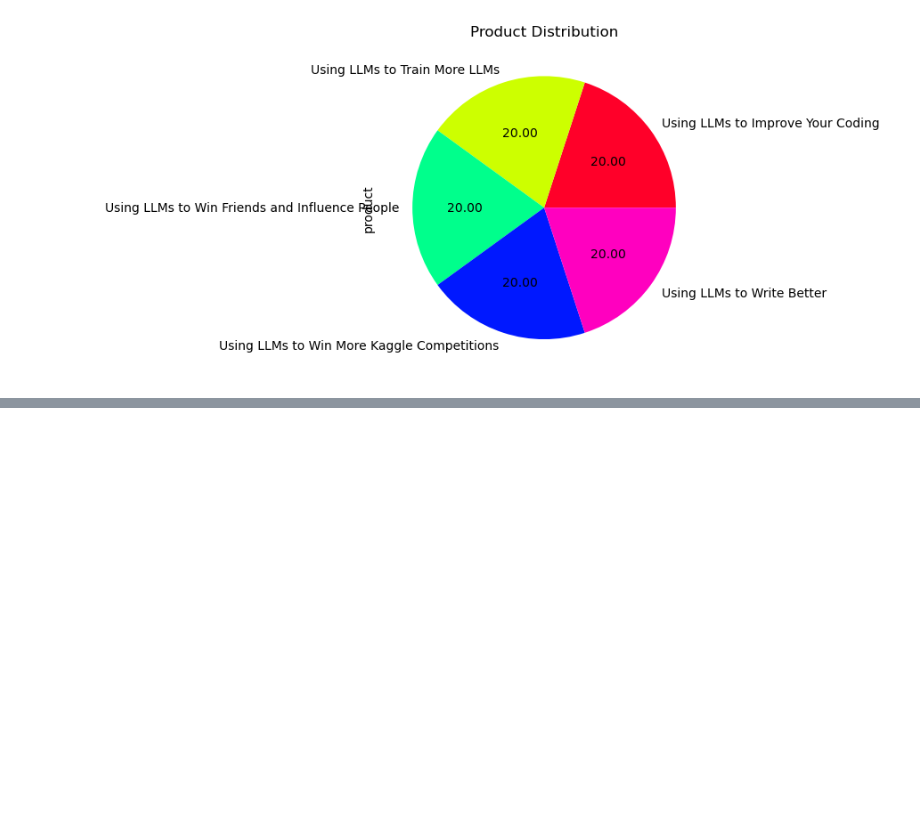
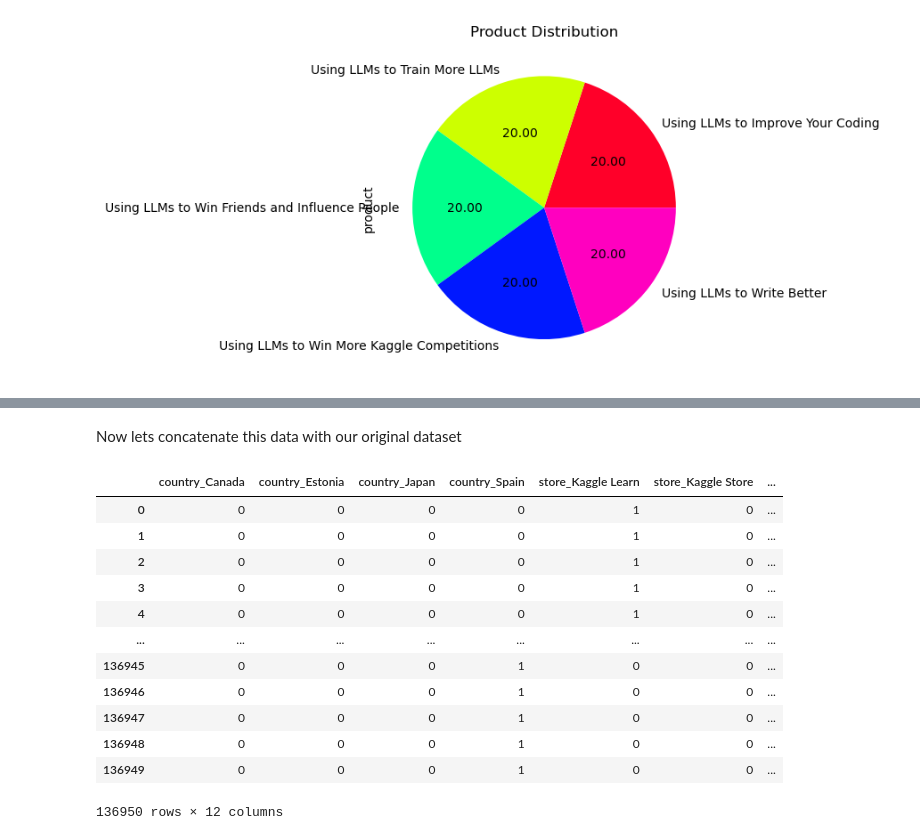
Before and after one commit to AyushSinghal9020/AyushSinghal9020, a Jupyter notebook: understanding-the-competition-s3e19.ipynb, the cells around one changed output, grey strips where cells are left out. Drawn from its saved outputs; the diff is of its cells as text; code cells hidden in the pictures; blank space fills up the shorter version.

```diff
--- a/understanding-the-competition-s3e19.ipynb
+++ b/understanding-the-competition-s3e19.ipynb
@@ -98,0 +129,21 @@ Text(0.5, 1.0, 'Product Distribution')
+# %% [markdown]
+Now lets concatenate this data with our original dataset
+# %%
+data = pd.concat([pd.get_dummies(data[["country" , "store" , "product"]] , drop_first = True) ,
+          data.drop(["country" , "store" , "product"] , axis = 1)] , axis = 1)
+
+data
+# %% [output]
+|  | country_Canada | country_Estonia | country_Japan | country_Spain | store_Kaggle Learn | store_Kaggle Store | ... |
+| 0 | 0 | 0 | 0 | 0 | 1 | 0 | ... |
+| 1 | 0 | 0 | 0 | 0 | 1 | 0 | ... |
+| 2 | 0 | 0 | 0 | 0 | 1 | 0 | ... |
+| 3 | 0 | 0 | 0 | 0 | 1 | 0 | ... |
+| 4 | 0 | 0 | 0 | 0 | 1 | 0 | ... |
+| ... | ... | ... | ... | ... | ... | ... | ... |
+| 136945 | 0 | 0 | 0 | 1 | 0 | 0 | ... |
+| 136946 | 0 | 0 | 0 | 1 | 0 | 0 | ... |
+| 136947 | 0 | 0 | 0 | 1 | 0 | 0 | ... |
+| 136948 | 0 | 0 | 0 | 1 | 0 | 0 | ... |
+| 136949 | 0 | 0 | 0 | 1 | 0 | 0 | ... |
+136950 rows × 12 columns
```
Also changed, not shown: parts of 29 cells of this notebook.
